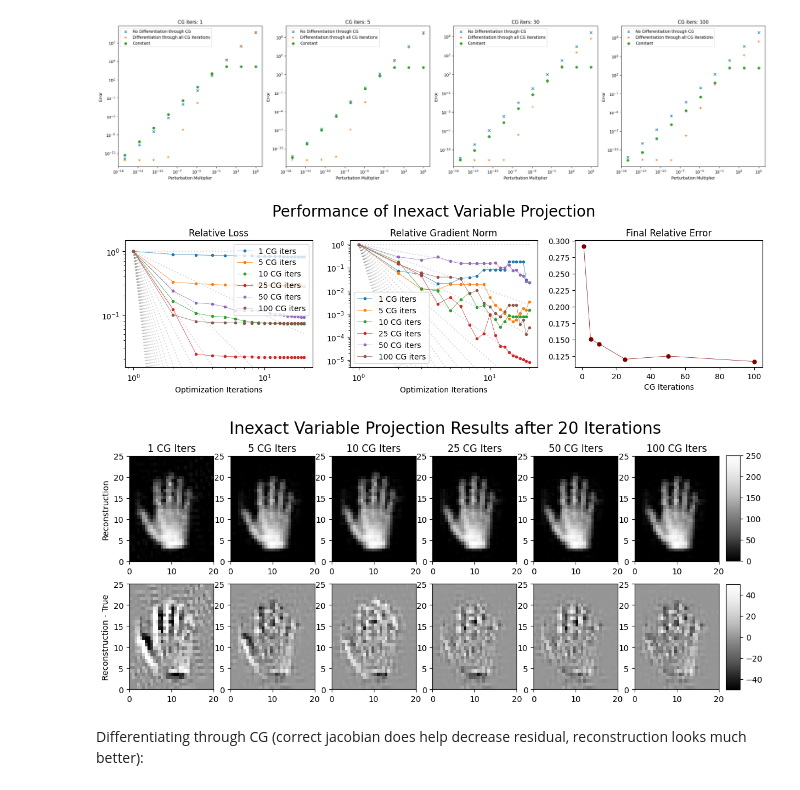
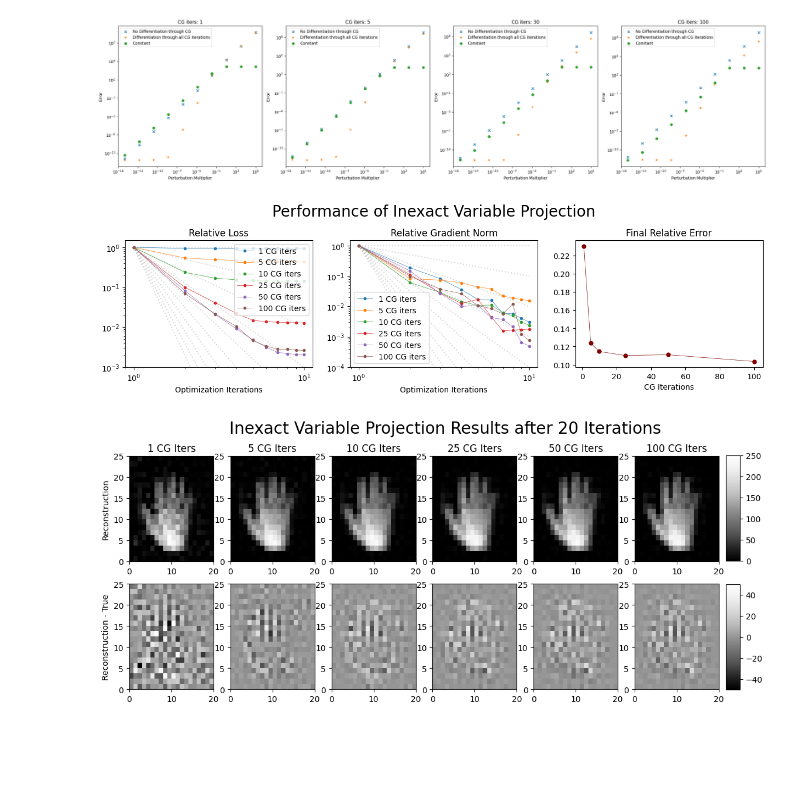
Before and after one commit to wdwatson2/ImgRegPytorchProject, a Jupyter notebook: scripts/test_InexactCG.ipynb, the cells around one changed output. Cells and saved outputs as stored; diff of their text form; code cells hidden in the pictures; blank space fills up the shorter version.

```diff
--- a/scripts/test_InexactCG.ipynb
+++ b/scripts/test_InexactCG.ipynb
@@ -50,10 +50,10 @@ def show_reference_and_templates(R, T):
     plt.tight_layout()  # Adjust subplots to fit into the figure area nicely
     plt.show()
 # %%
-m = 32
+m = 20
 factor = 2
 theta = 0
-n_images = 2
+n_images = 4
 
 domain_R = Domain(torch.tensor((0, 20, 0, 25)), torch.tensor((m, m)))
 domain_R.m.detach()
@@ -95,7 +95,5 @@ for i in range(n_images):
 
 plt.suptitle("Test Super Resolution Problem", fontsize=18, y=1.07)
 
-plt.savefig('../results/figs/SR_test.pdf', bbox_inches='tight')
-
 plt.show()
 # %% [output]
@@ -466,13 +454,14 @@ Checking Derivatives:
 [figure]
 # %%
 CG_iters = [1, 5, 10, 25, 50, 100]
+max_iter = 10
 
 f0_grads = []
 loss_grads = []
 grad_grads = []
 
 for n_iter in CG_iters:
-    wp_list, _, losses, grads  = lsq_lma(numpy_to_tensor(results.x).squeeze(), res_fn, Jac_fn, args=[n_iter], gtol=1e-5, max_iter=20, verbose=False, return_loss_and_grad=True)
+    wp_list, _, losses, grads  = lsq_lma(numpy_to_tensor(results.x).squeeze(), res_fn, Jac_fn, args=[n_iter], gtol=1e-5, max_iter=max_iter, verbose=False, return_loss_and_grad=True)
     wp_vec = wp_list[-1]
     def A_forward(f):
         reference = f.reshape(*domain_R.m)
@@ -491,38 +480,38 @@ for n_iter in CG_iters:
 # %%
 fig, ax = plt.subplots(1, 3, figsize = (15, 3))
 
 plt.sca(ax[0])
-for i in range(20):
-    plt.loglog(np.arange(20) + 1, 1/(np.arange(20) + 1)**(i), color='gray', alpha=.3, linestyle=':')
+for i in range(max_iter):
+    plt.loglog(np.arange(max_iter) + 1, 1/(np.arange(max_iter) + 1)**(i), color='gray', alpha=.3, linestyle=':')
 for i in range(len(CG_iters)):
-    plt.loglog(np.arange(20) + 1, np.array(loss_grads[i])/loss_grads[i][0], label="{} CG iters".format(CG_iters[i]), linewidth=0.5, marker = '.')
+    plt.loglog(np.arange(max_iter) + 1, np.array(loss_grads[i])/loss_grads[i][0], label="{} CG iters".format(CG_iters[i]), linewidth=0.5, marker = '.')
 plt.legend(loc = 'upper right')
-plt.ylim(1.5e-2,1.5)
+plt.ylim(10e-4,1.5)
 plt.title('Relative Loss')
 plt.xlabel('Optimization Iterations')
 
 plt.sca(ax[1])
-for i in range(20):
-    plt.loglog(np.arange(20) + 1, 1/(np.arange(20) + 1)**(i), color='gray', alpha=.3, linestyle=':')
+for i in range(max_iter):
+    plt.loglog(np.arange(max_iter) + 1, 1/(np.arange(max_iter) + 1)**(i), color='gray', alpha=.3, linestyle=':')
 for i in range(len(CG_iters)):
-    plt.loglog(np.arange(20) + 1, np.array(grad_grads[i])/grad_grads[i][0], label="{} CG iters".format(CG_iters[i]), linewidth=0.5, marker = '.')
+    plt.loglog(np.arange(max_iter) + 1, np.array(grad_grads[i])/grad_grads[i][0], label="{} CG iters".format(CG_iters[i]), linewidth=0.5, marker = '.')
 plt.legend()
-plt.ylim(5e-6,1.5)
+plt.ylim(10e-5,1.5)
 plt.title('Relative Gradient Norm')
 plt.xlabel('Optimization Iterations')
 
 plt.sca(ax[2])
 plt.plot(CG_iters, np.array([torch.norm(f - R) for f in f0_grads])/torch.norm(R), linewidth=0.5, marker = '.', markersize=10, color='maroon')
 plt.title('Final Relative Error')
 plt.xlabel('CG Iterations')
 
 plt.suptitle('Performance of Inexact Variable Projection', y = 1.1, size=20)
 
 plt.savefig('../results/figs/CG_iter_test.pdf', bbox_inches='tight')
 
 plt.show()
 # %% [output]
-[figure, old version]
+[figure, new version]
 # %%
 fig, ax = plt.subplots(2, len(CG_iters), figsize=(12,4))
 
@@ -556,6 +545,4 @@ plt.savefig('../results/figs/CG_iter_refs.pdf', bbox_inches='tight')
 
 plt.show()
 # %% [output]
-[figure, old version]
+[figure, new version]
-# %% [markdown]
-Differentiating through CG (correct jacobian does help decrease residual, reconstruction looks much better):
```
Also changed, not shown: parts of 7 cells of this notebook, 2 other files.
